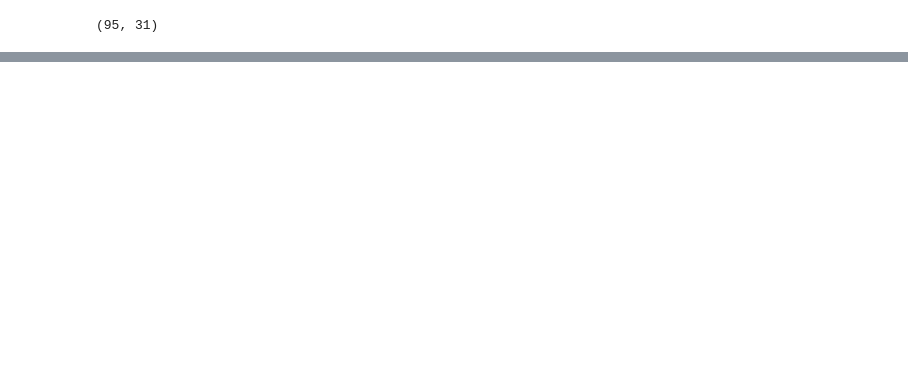
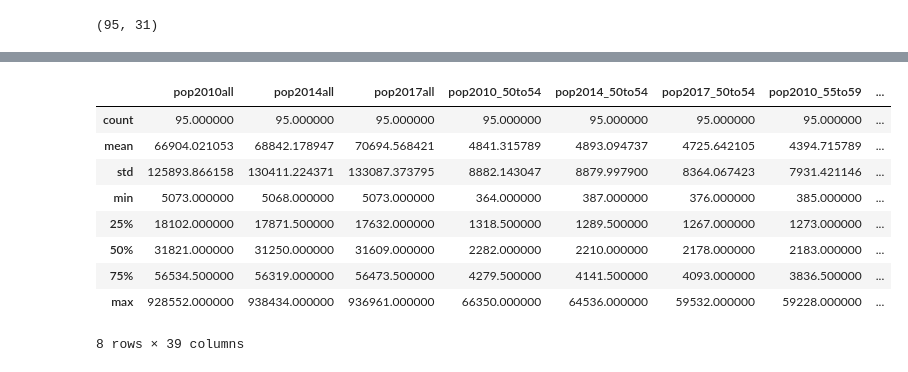
Before and after one commit to blackmonica/vanderbilt-aspire-data-essentials, a Jupyter notebook: Smile.ipynb, the cells around one changed output, grey strips where cells are left out. Saved outputs shown, nothing was run; the diff lists cells and outputs as text; code cells hidden in the pictures; blank space fills up the shorter version.

```diff
--- a/Smile.ipynb
+++ b/Smile.ipynb
@@ -222,0 +210,13 @@ print(pop_and_cancer)
+# %%
+pop_and_cancer.describe()
+# %% [output]
+|  | pop2010all | pop2014all | pop2017all | pop2010_50to54 | pop2014_50to54 | pop2017_50to54 | pop2010_55to59 | ... |
+| count | 95.000000 | 95.000000 | 95.000000 | 95.000000 | 95.000000 | 95.000000 | 95.000000 | ... |
+| mean | 66904.021053 | 68842.178947 | 70694.568421 | 4841.315789 | 4893.094737 | 4725.642105 | 4394.715789 | ... |
+| std | 125893.866158 | 130411.224371 | 133087.373795 | 8882.143047 | 8879.997900 | 8364.067423 | 7931.421146 | ... |
+| min | 5073.000000 | 5068.000000 | 5073.000000 | 364.000000 | 387.000000 | 376.000000 | 385.000000 | ... |
+| 25% | 18102.000000 | 17871.500000 | 17632.000000 | 1318.500000 | 1289.500000 | 1267.000000 | 1273.000000 | ... |
+| 50% | 31821.000000 | 31250.000000 | 31609.000000 | 2282.000000 | 2210.000000 | 2178.000000 | 2183.000000 | ... |
+| 75% | 56534.500000 | 56319.000000 | 56473.500000 | 4279.500000 | 4141.500000 | 4093.000000 | 3836.500000 | ... |
+| max | 928552.000000 | 938434.000000 | 936961.000000 | 66350.000000 | 64536.000000 | 59532.000000 | 59228.000000 | ... |
+8 rows × 39 columns
```
Also changed, not shown: parts of 22 cells of this notebook.
